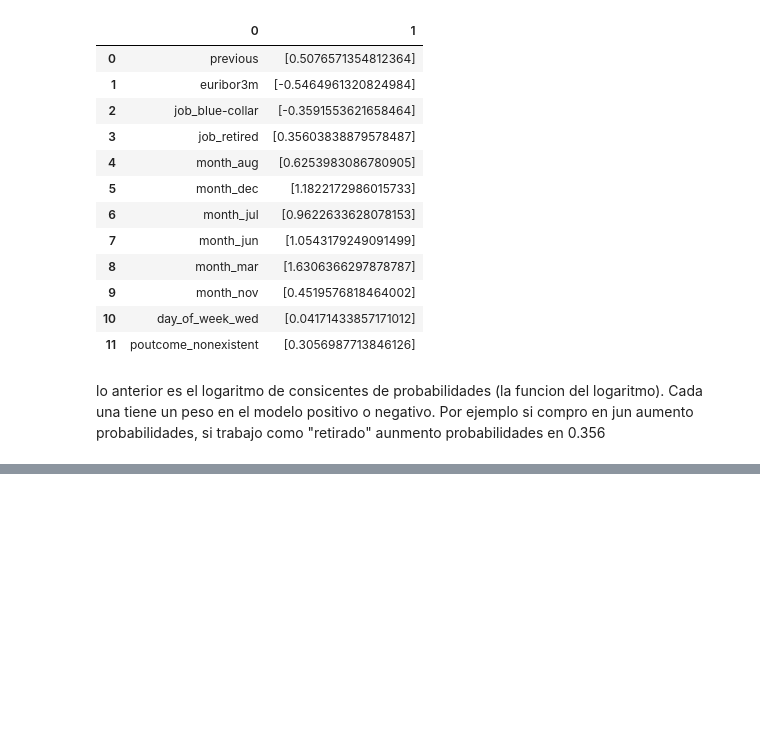
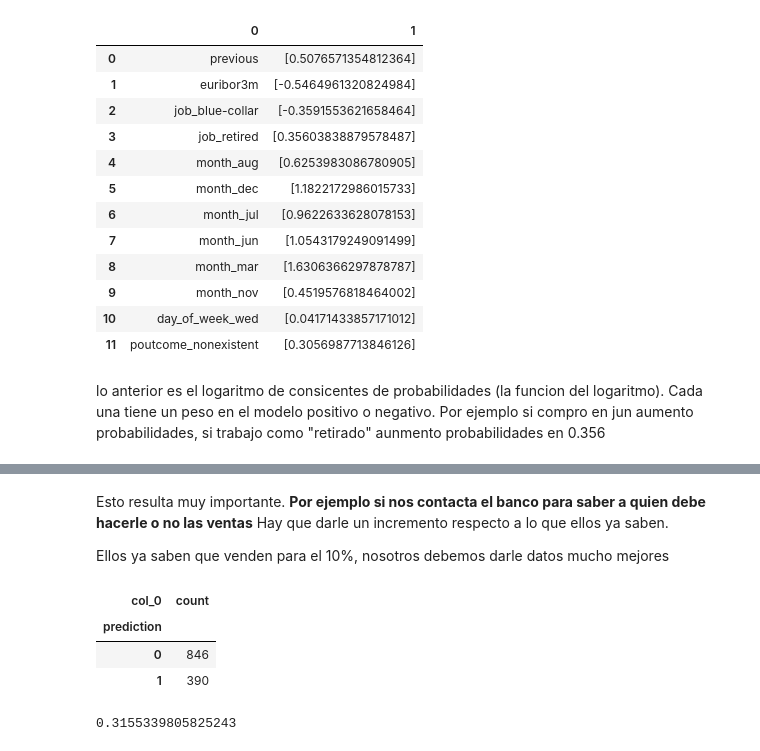
Before and after one commit to Karenahv/python-ml-curso, a Jupyter notebook: notebooks/T5 - 3 - Logistic Regression - Implementación con Python.ipynb, the cells around one changed output, grey strips where cells are left out. Cells and saved outputs as stored; diff of their text form; code cells hidden in the pictures; blank space fills up the shorter version.

```diff
--- a/notebooks/T5 - 3 - Logistic Regression - Implementación con Python.ipynb
+++ b/notebooks/T5 - 3 - Logistic Regression - Implementación con Python.ipynb
@@ -534,0 +622,15 @@ Cada una tiene un peso en el modelo positivo o negativo. Por ejemplo si compro e
+# %% [markdown]
+Esto resulta muy importante. **Por ejemplo si nos contacta el banco para saber a quien debe hacerle o no las ventas** Hay que darle un incremento respecto a lo que ellos ya saben.
+
+Ellos ya saben que venden para el 10%, nosotros debemos darle datos mucho mejores
+# %%
+pd.crosstab(prob_df.prediction, columns="count") #revisemos cuantos son 0 = no compran y cuanto son 1= si compran
+# %% [output]
+| col_0 | count |
+| prediction |  |
+| 0 | 846 |
+| 1 | 390 |
+# %%
+390/len(prob_df)#31% ---> hemos logrado incrementar la estimacion de compradores
+# %% [output]
+0.3155339805825243
```
Also changed, not shown: parts of 31 cells of this notebook, 1 other file.
